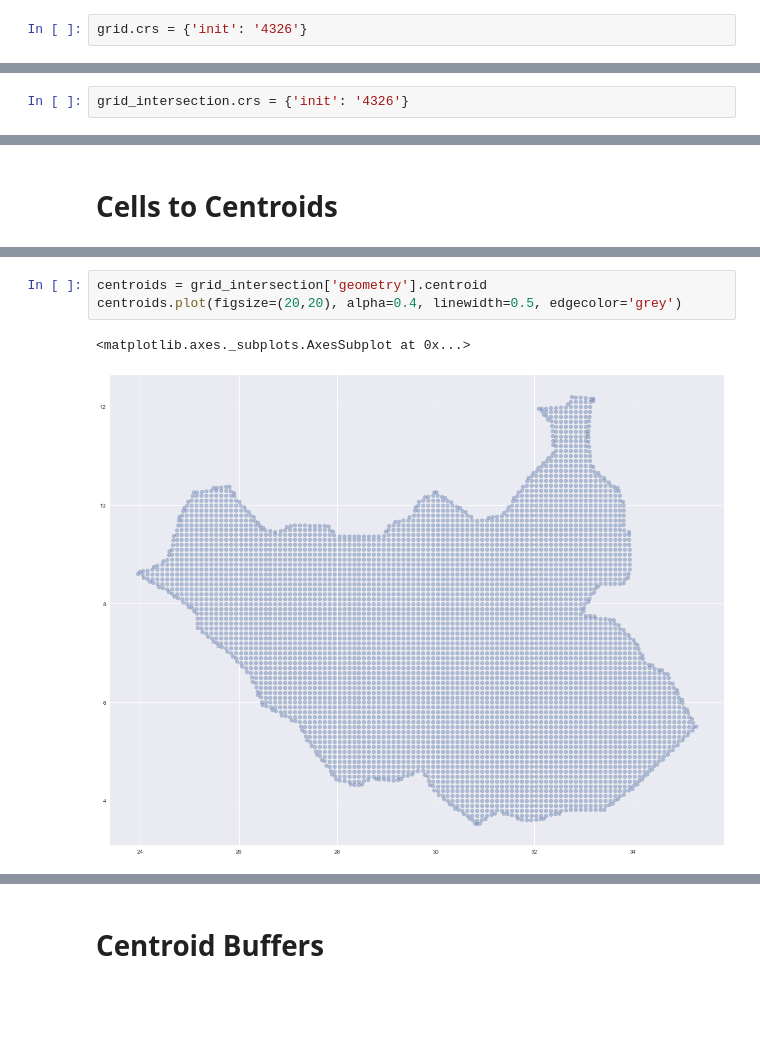
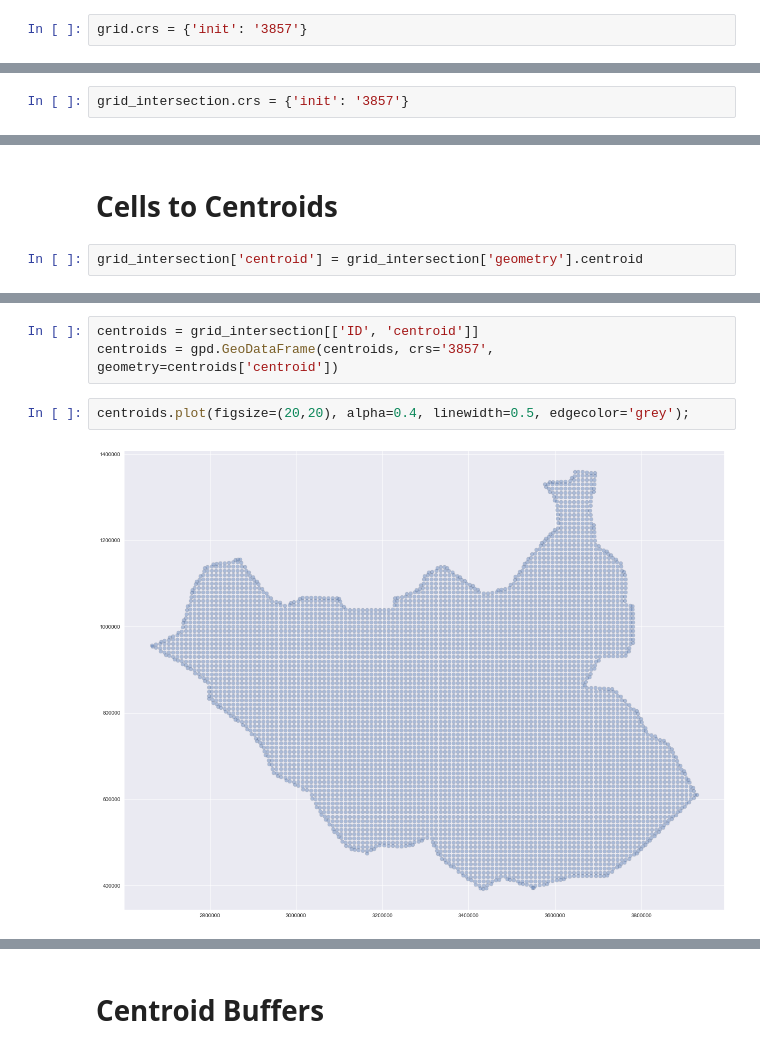
Before and after one commit to willgeary/SouthSudanConflict, a Jupyter notebook: notebooks/Get Conflict Data From ACLED.ipynb, the cells around one changed output, grey strips where cells are left out. Cells and saved outputs as stored; diff of their text form; blank space fills up the shorter version.

```diff
--- a/notebooks/Get Conflict Data From ACLED.ipynb
+++ b/notebooks/Get Conflict Data From ACLED.ipynb
@@ -280,2 +291,2 @@ grid = gpd.read_file("../data/test_grid.shp")
 # %%
-grid.crs = {'init': '4326'}
+grid.crs = {'init': '3857'}
@@ -298,4 +313,4 @@ grid.head()
 # %%
 grid_intersection = gpd.overlay(country_polygon, grid, how='intersection')
 # %%
-grid_intersection.crs = {'init': '4326'}
+grid_intersection.crs = {'init': '3857'}
@@ -316,2 +337,4 @@ grid_intersection.head()
 # %% [markdown]
 # Cells to Centroids
+# %%
+grid_intersection['centroid'] = grid_intersection['geometry'].centroid
@@ -318,6 +350,7 @@ grid_intersection.head()
+# %%
+centroids = grid_intersection[['ID', 'centroid']]
+centroids = gpd.GeoDataFrame(centroids, crs='3857', geometry=centroids['centroid'])
 # %%
-centroids = grid_intersection['geometry'].centroid
-centroids.plot(figsize=(20,20), alpha=0.4, linewidth=0.5, edgecolor='grey')
+centroids.plot(figsize=(20,20), alpha=0.4, linewidth=0.5, edgecolor='grey');
 # %% [output]
-<matplotlib.axes._subplots.AxesSubplot at 0x...>
-[figure, old version]
+[figure, new version]
```
Also changed, not shown: parts of 32 cells of this notebook, 3 other files.
